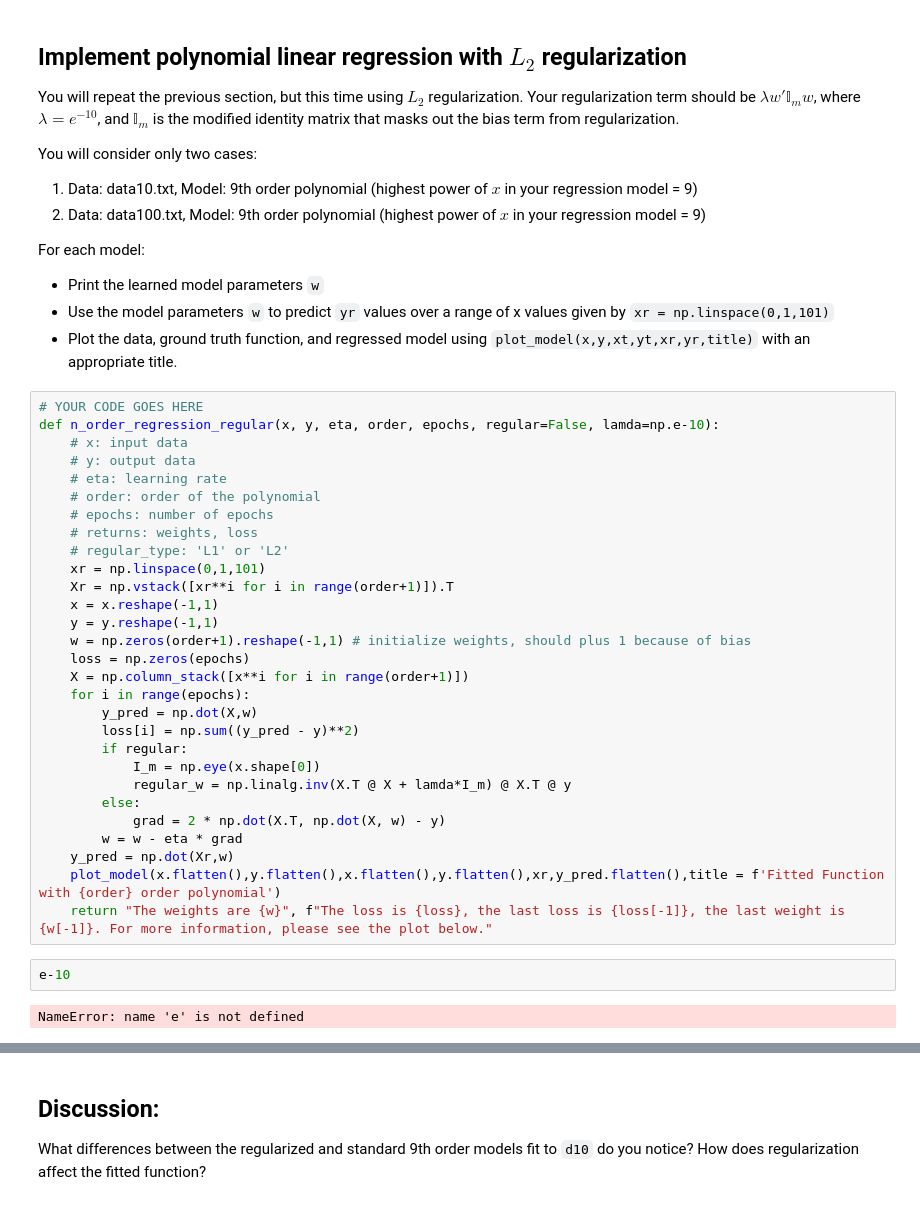
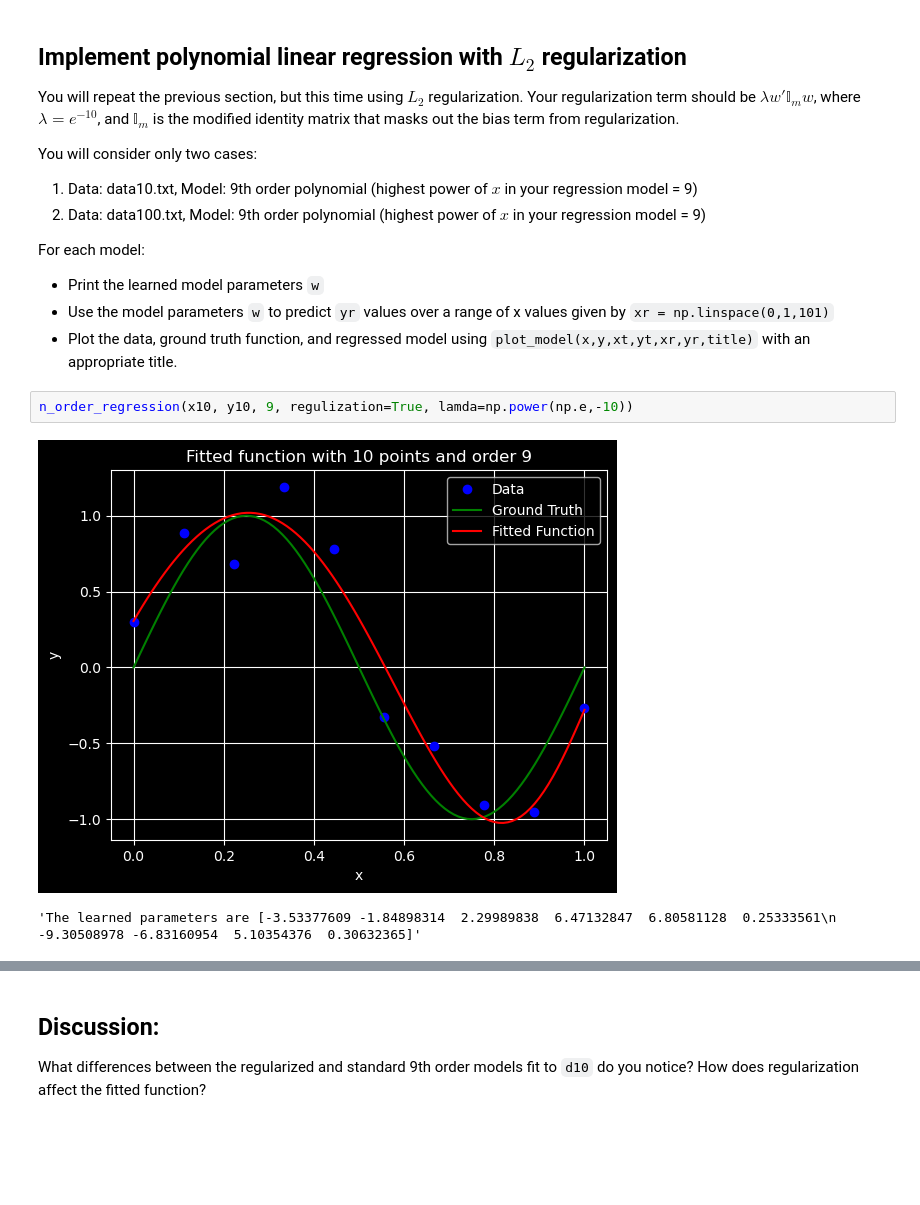
Before and after one commit to DylanLIiii/CMU24787_AIandML4Engineers, a Jupyter notebook: Week2/hw2/hw2_p7.ipynb, the cells around one changed output, grey strips where cells are left out. Saved outputs shown, nothing was run; the diff lists cells and outputs as text; blank space fills up the shorter version.

```diff
--- a/Week2/hw2/hw2_p7.ipynb
+++ b/Week2/hw2/hw2_p7.ipynb
@@ -187,36 +166,8 @@ For each model:
 - Print the learned model parameters `w`
 - Use the model parameters `w` to predict `yr` values over a range of x values given by `xr = np.linspace(0,1,101)`
 - Plot the data, ground truth function, and regressed model using `plot_model(x,y,xt,yt,xr,yr,title)` with an appropriate title.
-# %%
-# YOUR CODE GOES HERE
-def n_order_regression_regular(x, y, eta, order, epochs, regular=False, lamda=np.e-10):
-    # x: input data
-    # y: output data
-    # eta: learning rate
-    # order: order of the polynomial
-    # epochs: number of epochs
-    # returns: weights, loss
-    # regular_type: 'L1' or 'L2'
-    xr = np.linspace(0,1,101)
-    Xr = np.vstack([xr**i for i in range(order+1)]).T
-    x = x.reshape(-1,1)
-    y = y.reshape(-1,1)
-    w = np.zeros(order+1).reshape(-1,1) # initialize weights, should plus 1 because of bias
-    loss = np.zeros(epochs)
-    X = np.column_stack([x**i for i in range(order+1)])
-    for i in range(epochs):
-        y_pred = np.dot(X,w)
-        loss[i] = np.sum((y_pred - y)**2)
-        if regular:
-            I_m = np.eye(x.shape[0])
-            regular_w = np.linalg.inv(X.T @ X + lamda*I_m) @ X.T @ y
-        else:
-            grad = 2 * np.dot(X.T, np.dot(X, w) - y)
-        w = w - eta * grad
-    y_pred = np.dot(Xr,w)
-    plot_model(x.flatten(),y.flatten(),x.flatten(),y.flatten(),xr,y_pred.flatten(),title = f'Fitted Function with {order} order polynomial')
-    return "The weights are {w}", f"The loss is {loss}, the last loss is {loss[-1]}, the last weight is {w[-1]}. For more information, please see the plot below."
-# %%
-e-10
-# %% [output]
-NameError: name 'e' is not defined
+# %%
+n_order_regression(x10, y10, 9, regulization=True, lamda=np.power(np.e,-10))
+# %% [output]
+[figure, added]
+'The learned parameters are [-3.53377609 -1.84898314  2.29989838  6.47132847  6.80581128  0.25333561\n -9.30508978 -6.83160954  5.10354376  0.30632365]'
```
Also changed, not shown: parts of 19 cells of this notebook, 4 other files.
